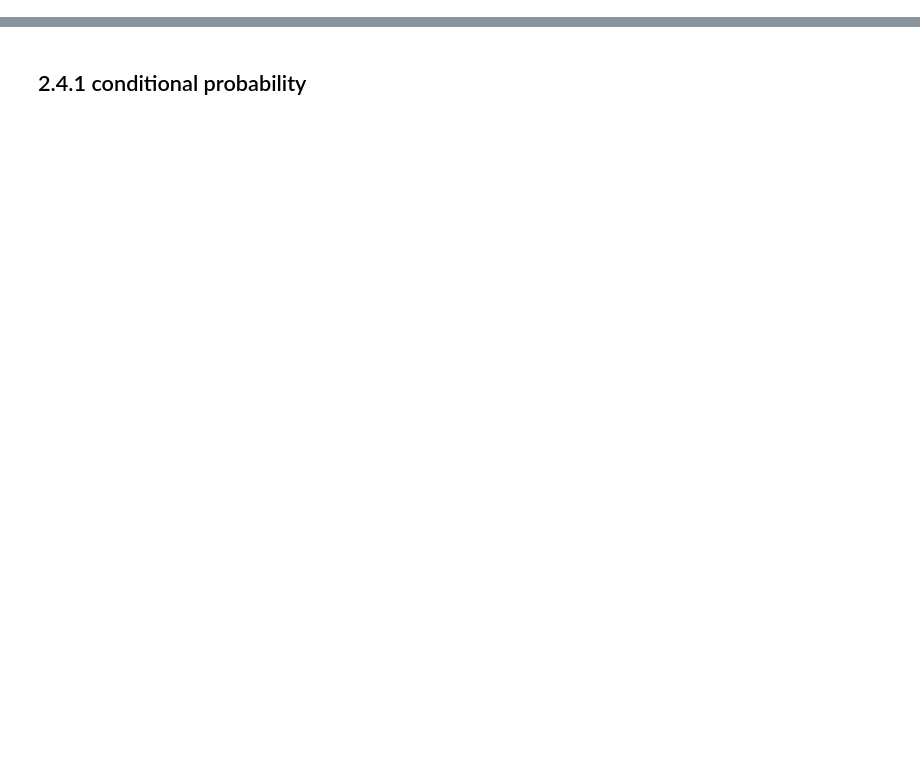
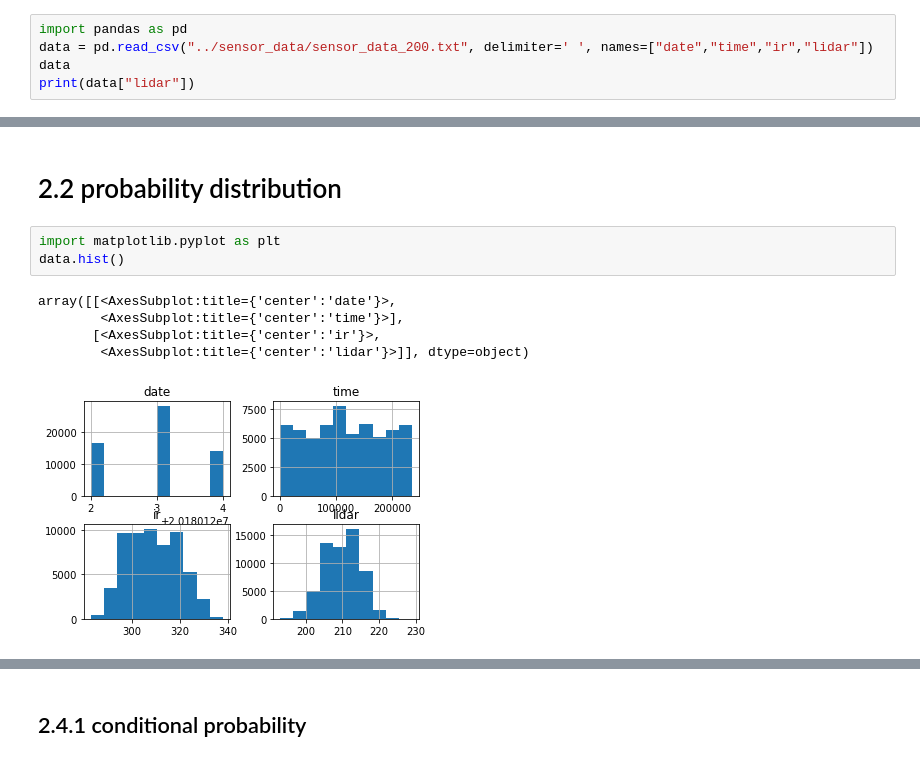
Before and after one commit to MasahiroOgawa/LNPR_BOOK_CODES, a Jupyter notebook: 2_base_of_probability/2.4_complicated_distribution.ipynb, the cells around one changed output, grey strips where cells are left out. Saved outputs shown, nothing was run; the diff lists cells and outputs as text; blank space fills up the shorter version.

```diff
--- a/2_base_of_probability/2.4_complicated_distribution.ipynb
+++ b/2_base_of_probability/2.4_complicated_distribution.ipynb
@@ -0,0 +8,5 @@
+# %%
+import pandas as pd
+data = pd.read_csv("../sensor_data/sensor_data_200.txt", delimiter=' ', names=["date","time","ir","lidar"])
+data
+print(data["lidar"])
@@ -0,0 +26,11 @@
+# %% [markdown]
+# 2.2 probability distribution
+# %%
+import matplotlib.pyplot as plt
+data.hist()
+# %% [output]
+array([[<AxesSubplot:title={'center':'date'}>,
+        <AxesSubplot:title={'center':'time'}>],
+       [<AxesSubplot:title={'center':'ir'}>,
+        <AxesSubplot:title={'center':'lidar'}>]], dtype=object)
+[figure, added]
```
Also changed, not shown: parts of 74 cells of this notebook.
